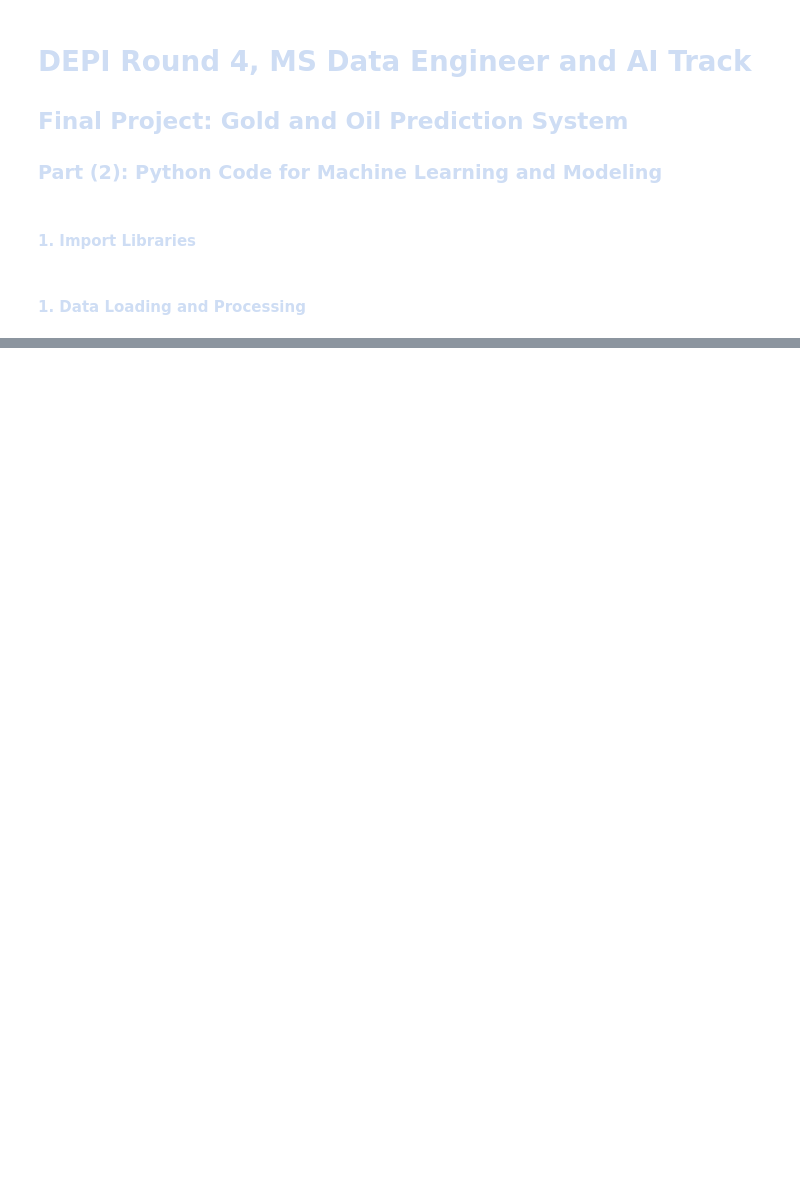
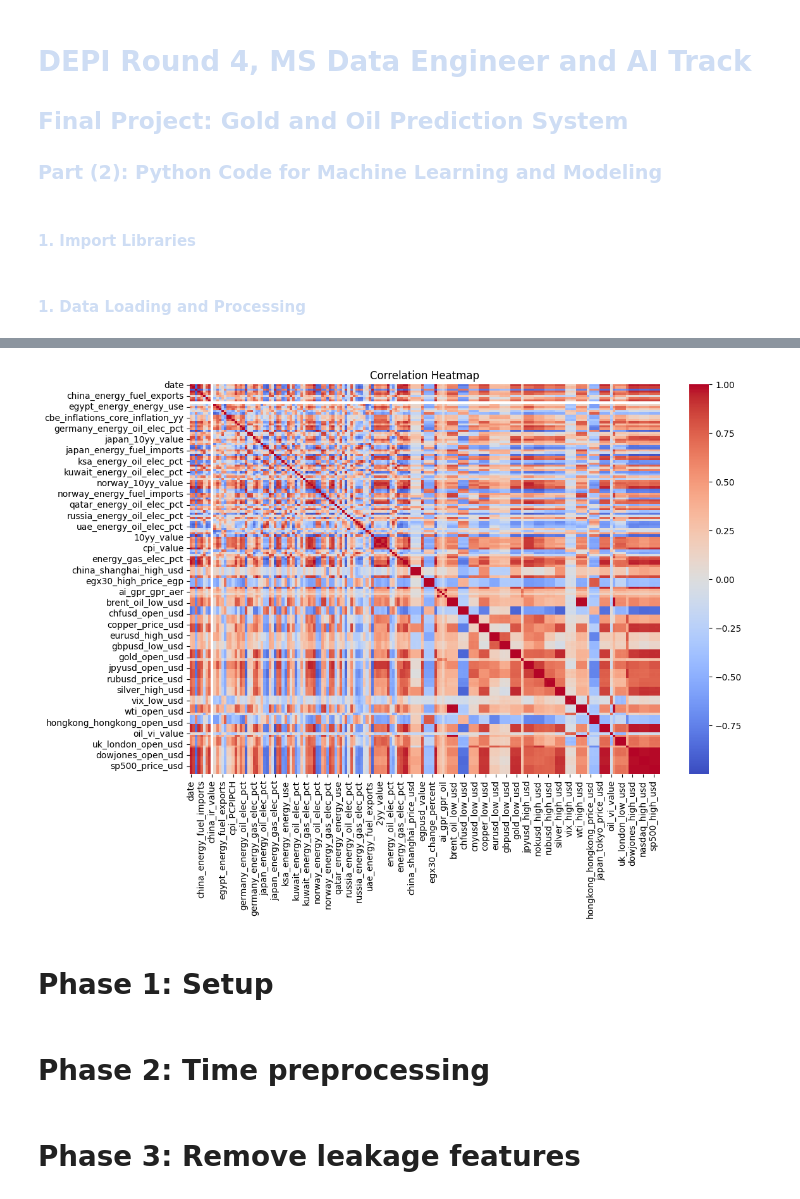
Before and after one commit to nhahub/NHA-4-010, a Jupyter notebook: ai_modeling.ipynb, the cells around one changed output, grey strips where cells are left out. Saved outputs shown, nothing was run; the diff lists cells and outputs as text; code cells hidden in the pictures; blank space fills up the shorter version.

```diff
--- a/ai_modeling.ipynb
+++ b/ai_modeling.ipynb
@@ -130,5 +128,0 @@ memory usage: 1.5 MB
-# %%
-df['date'] = pd.to_datetime(df['date'], dayfirst=True)
-df = df.drop(columns=['gpr_event'], errors='ignore')
-data = df[df['date'] <= '2025-08-30'].copy()
-f_predict_data = df[(df['date'] >= '2025-09-01') & (df['date'] <= '2025-12-31')].copy()
@@ -305,0 +139,22 @@ plt.show()
+# %%
+df['date'] = pd.to_datetime(df['date'], dayfirst=True, format='mixed', errors='coerce')
+data = df[df['date'] <= '2025-08-30']
+data_clean = data.copy()
+
+for col in data_clean.columns:
+    if data_clean[col].dtype == "object":
+        data_clean[col] = data_clean[col].astype(str).str.replace('%', '', regex=False)
+        data_clean[col] = pd.to_numeric(data_clean[col], errors='ignore')
+data_clean = data_clean.apply(pd.to_numeric, errors='coerce')
+data_clean = data_clean.dropna(axis=1, how='all')
+# %%
+corr = data_clean.corr()
+
+plt.figure(figsize=(12,8))
+sns.heatmap(corr, cmap='coolwarm', center=0)
+plt.title("Correlation Heatmap")
+plt.show()
+# %% [output]
+[figure, added]
+# %% [markdown]
+# Phase 1: Setup
@@ -305,0 +167,2 @@ plt.show()
+# %% [markdown]
+# Phase 2: Time preprocessing
@@ -305,0 +173,2 @@ plt.show()
+# %% [markdown]
+# Phase 3: Remove leakage features
```
Also changed, not shown: parts of 65 cells of this notebook, 3 other files.
